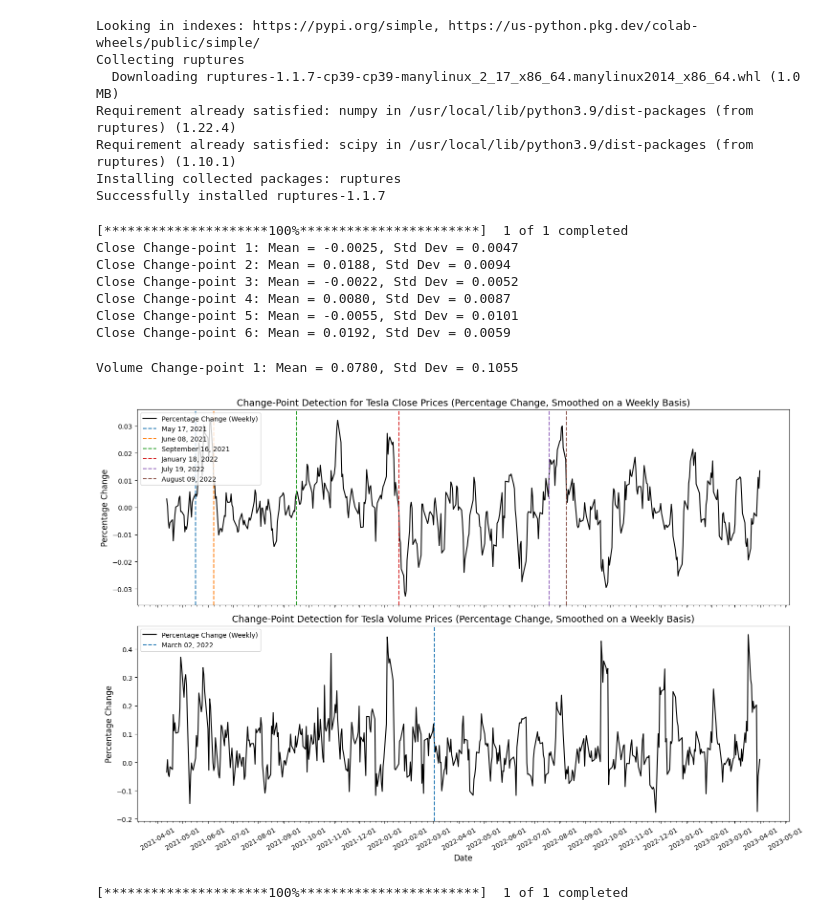
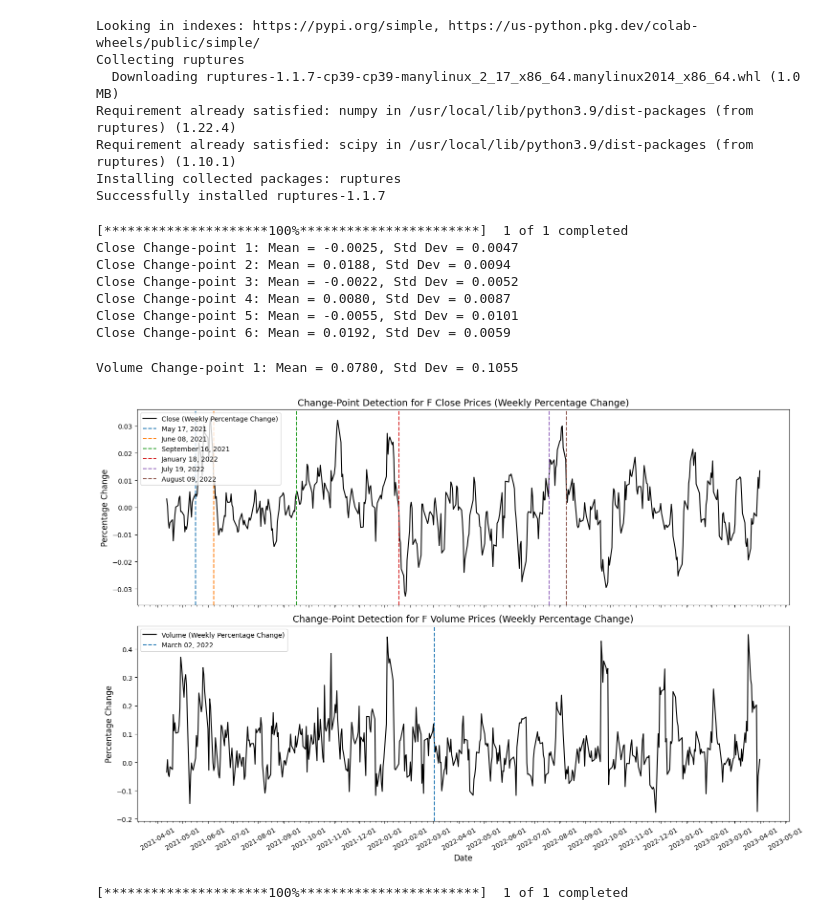
Before and after one commit to leonpalafox/CodigoLeon, a Jupyter notebook: StringMatchingExample.ipynb, the cells around one changed output. Cells and saved outputs as stored; diff of their text form; code cells hidden in the pictures.

```diff
--- a/StringMatchingExample.ipynb
+++ b/StringMatchingExample.ipynb
@@ -17,76 +17,78 @@ import ruptures as rpt
 import matplotlib.pyplot as plt
 import matplotlib.dates as mdates
 
-# Download stock data for Tesla
-ticker = "F"
-start_date = "2021-04-01"
-end_date = "2023-04-01"
-tesla_data = yf.download(ticker, start=start_date, end=end_date)
+# Define the ticker symbol, start date, and end date for the stock data to be analyzed
+ticker = "F" # Example: "AAPL", "GOOG", "TSLA"
+start_date = "2021-04-01" # Example: "2019-01-01", "2020-06-01"
+end_date = "2023-04-01" # Example: "2022-12-31", "2023-05-31"
 
-# Define list of features to analyze
-features = ['Close', 'Volume']
+# Download stock data for the given ticker symbol and date range
+stock_data = yf.download(ticker, start=start_date, end=end_date)
+
+# Define the features to be analyzed (can be any feature available in the stock data)
+features = ['Close', 'Volume'] # Example: ['Open', 'Close'], ['High', 'Low', 'Close']
 
 # Set up a color palette for the change-points
 colors = plt.cm.get_cmap("tab10").colors
 
-# Loop over features
+# Loop over each feature and perform change-point detection analysis
 fig, axs = plt.subplots(len(features), 1, figsize=(15, 10), sharex=True)
 for i, feat in enumerate(features):
-    # Compute percentage change in stock price and smooth on a weekly basis
-    ts = tesla_data[feat].pct_change()
-    ts_weekly = ts.rolling(window=7, min_periods=1).mean()
-    ts_weekly = ts_weekly.values[6:]
-    dates_weekly = tesla_data.index[6:]
+    # Compute the percentage change in stock prices and smooth the data on a weekly basis
+    pct_change = stock_data[feat].pct_change() # Calculate percentage change in stock prices
+    pct_change_weekly = pct_change.rolling(window=7, min_periods=1).mean() # Smooth on a weekly basis
+    pct_change_weekly = pct_change_weekly.values[6:] # Remove first 6 NaN values
+    dates_weekly = stock_data.index[6:] # Corresponding weekly dates
 
     # Fit the Pelt change-point detection model with adjusted parameters
-    model = "rbf"
-    pen = 5
-    min_size = 2
-    jump = 5
-    algo = rpt.Pelt(model=model, jump=jump, min_size=min_size).fit(ts_weekly)
+    model = "rbf" # Example: "l2", "linear"
+    pen = 5 # Penalty value for change-points (higher values lead to fewer change-points)
+    min_size = 2 # Minimum size of a segment (smaller values lead to more change-points)
+    jump = 5 # Minimum distance between change-points (higher values lead to fewer change-points)
+    algo = rpt.Pelt(model=model, jump=jump, min_size=min_size).fit(pct_change_weekly)
 
-    # Identify change-point locations
+    # Identify the change-point locations
     cps = algo.predict(pen=pen)
 
     # Plot the results
-    axs[i].plot(dates_weekly, ts_weekly, 'k-', label="Percentage Change (Weekly)", lw=1.5)
+    axs[i].plot(dates_weekly, pct_change_weekly, 'k-', label=f"{feat} (Weekly Percentage Change)", lw=1.5)
     for j, cp in enumerate(cps[:-1]):
         if j == 0:
             start = 0
         else:
             start = cps[j - 1]
         end = cp
-        mean = ts_weekly[start:end].mean()
-        std = ts_weekly[start:end].std()
-        cp_date = dates_weekly[cp].strftime('%B %d, %Y')
+        mean = pct_change_weekly[start:end].mean()
+        std = pct_change_weekly[start:end].std()
+        cp_date = dates_weekly[cp].strftime('%B %d, %Y') # Format change-point date
         axs[i].axvline(x=dates_weekly[cp], color=colors[j % len(colors)], linestyle='--', label=f"{cp_date}")
-        print(f"{feat} Change-point {j+1}: Mean = {mean:.4f}, Std Dev = {std:.4f}")
+        print(f"{feat} Change-point {j+1}: Mean = {mean:.4f}, Std Dev = {std:.4f}") # Print change-point statistics
 
-    axs[i].set_title(f"Change-Point Detection for Tesla {feat} Prices (Percentage Change, Smoothed on a Weekly Basis)", fontsize=14)
+    axs[i].set_title(f"Change-Point Detection for {ticker} {feat} Prices (Weekly Percentage Change)", fontsize=14)
     axs[i].set_ylabel("Percentage Change", fontsize=12)
     axs[i].legend(loc='upper left', fontsize=10)
 
     # Improve x-axis ticks and labels
-    axs[i].xaxis.set_major_locator(mdates.MonthLocator())
-    axs[i].xaxis.set_minor_locator(mdates.WeekdayLocator())
+    axs[i].xaxis.set_major_locator(mdates.MonthLocator()) # Major ticks at the beginning of each month
+    axs[i].xaxis.set_minor_locator(mdates.WeekdayLocator()) # Minor ticks at each weekday
 
 # Format x-axis date labels
 axs[-1].set_xlabel("Date", fontsize=12)
-axs[-1].xaxis.set_major_formatter(mdates.DateFormatter('%Y-%m-%d'))
-axs[-1].tick_params(axis='x', labelrotation=30)
+axs[-1].xaxis.set_major_formatter(mdates.DateFormatter('%Y-%m-%d')) # Format major ticks as "YYYY-MM-DD"
+axs[-1].tick_params(axis='x', labelrotation=30) # Rotate x-axis tick labels by 30 degrees for better readability
 
 plt.tight_layout()
 plt.show()
 # %% [output]
 [*********************100%***********************]  1 of 1 completed
 Close Change-point 1: Mean = -0.0025, Std Dev = 0.0047
 Close Change-point 2: Mean = 0.0188, Std Dev = 0.0094
 Close Change-point 3: Mean = -0.0022, Std Dev = 0.0052
 Close Change-point 4: Mean = 0.0080, Std Dev = 0.0087
 Close Change-point 5: Mean = -0.0055, Std Dev = 0.0101
 Close Change-point 6: Mean = 0.0192, Std Dev = 0.0059
 Volume Change-point 1: Mean = 0.0780, Std Dev = 0.1055
-[figure, old version]
+[figure, new version]
 # %%
 import yfinance as yf
 import pandas as pd
```
